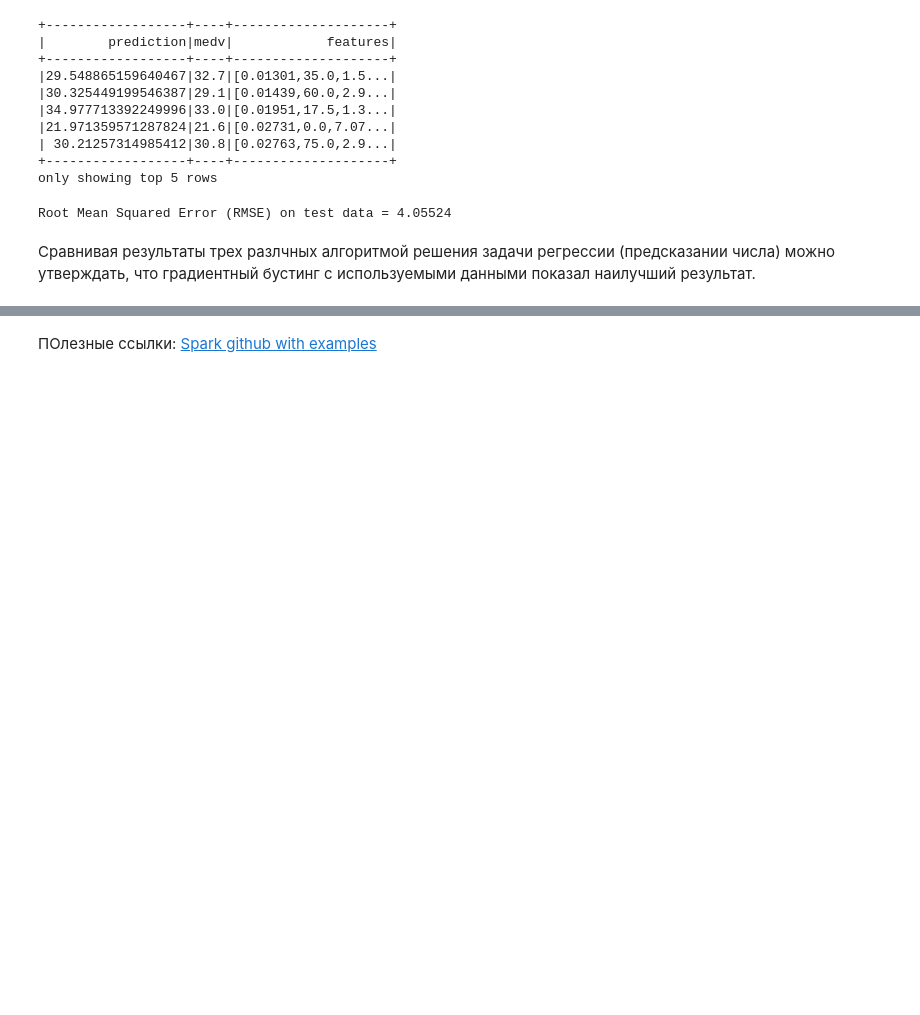
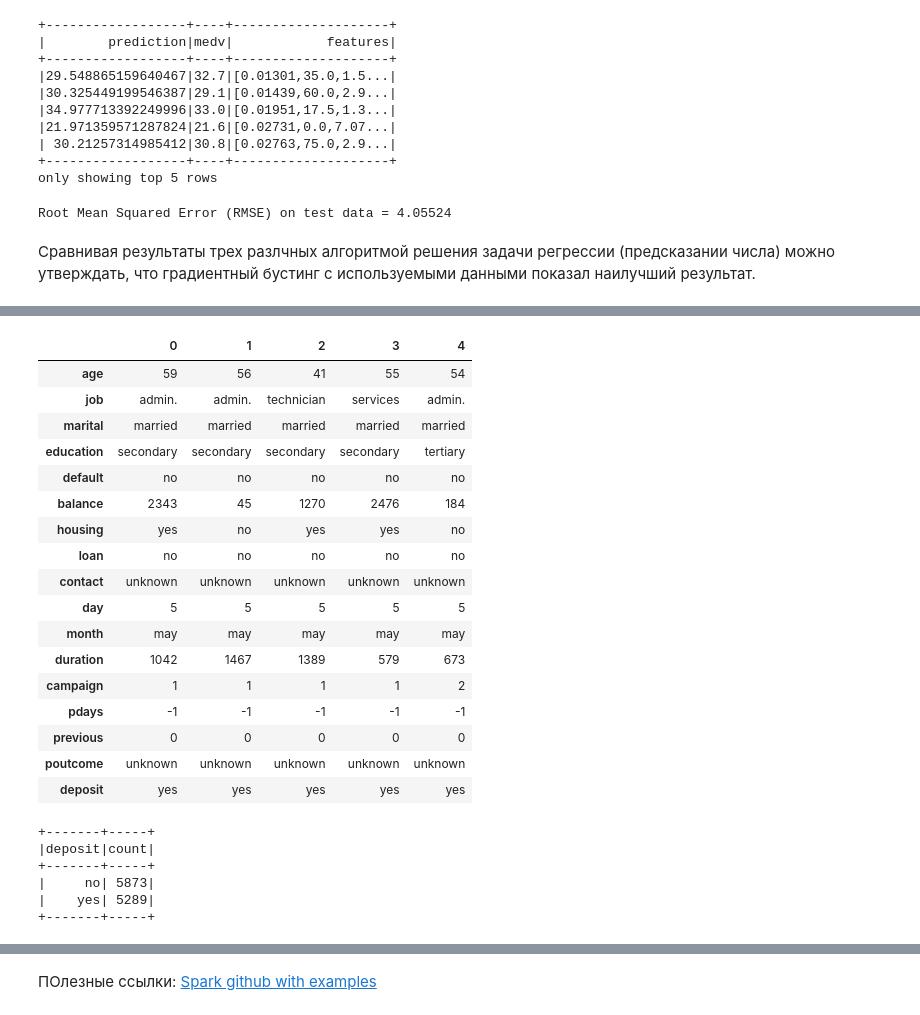
Before and after one commit to Rompil/hands-on, a Jupyter notebook: PySpark_ML.ipynb, the cells around one changed output, grey strips where cells are left out. Saved outputs shown, nothing was run; the diff lists cells and outputs as text; code cells hidden in the pictures; blank space fills up the shorter version.

```diff
--- a/PySpark_ML.ipynb
+++ b/PySpark_ML.ipynb
@@ -520,0 +527,4 @@ Root Mean Squared Error (RMSE) on test data = 4.05524
+# %%
+df = spark.read.format('com.databricks.spark.csv').options(header='true', inferschema='true').load('bank.csv')
+df.cache()
+df.printSchema()
@@ -520,0 +576,31 @@ Root Mean Squared Error (RMSE) on test data = 4.05524
+# %%
+import pandas as pd
+pd.DataFrame(df.take(5), columns=df.columns).transpose()
+# %% [output]
+|  | 0 | 1 | 2 | 3 | 4 |
+| age | 59 | 56 | 41 | 55 | 54 |
+| job | admin. | admin. | technician | services | admin. |
+| marital | married | married | married | married | married |
+| education | secondary | secondary | secondary | secondary | tertiary |
+| default | no | no | no | no | no |
+| balance | 2343 | 45 | 1270 | 2476 | 184 |
+| housing | yes | no | yes | yes | no |
+| loan | no | no | no | no | no |
+| contact | unknown | unknown | unknown | unknown | unknown |
+| day | 5 | 5 | 5 | 5 | 5 |
+| month | may | may | may | may | may |
+| duration | 1042 | 1467 | 1389 | 579 | 673 |
+| campaign | 1 | 1 | 1 | 1 | 2 |
+| pdays | -1 | -1 | -1 | -1 | -1 |
+| previous | 0 | 0 | 0 | 0 | 0 |
+| poutcome | unknown | unknown | unknown | unknown | unknown |
+| deposit | yes | yes | yes | yes | yes |
+# %%
+df.groupBy('deposit').count().show()
+# %% [output]
++-------+-----+
+|deposit|count|
++-------+-----+
+|     no| 5873|
+|    yes| 5289|
++-------+-----+
```
Also changed, not shown: parts of 42 cells of this notebook.
